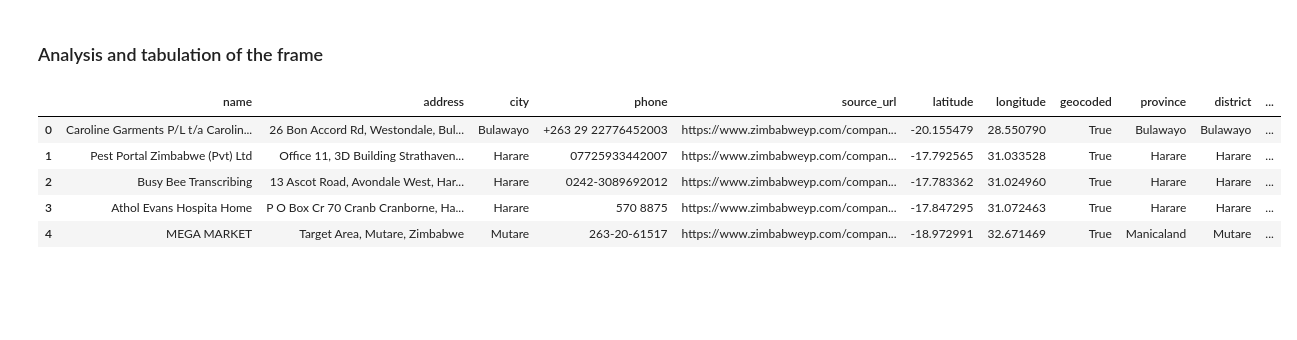
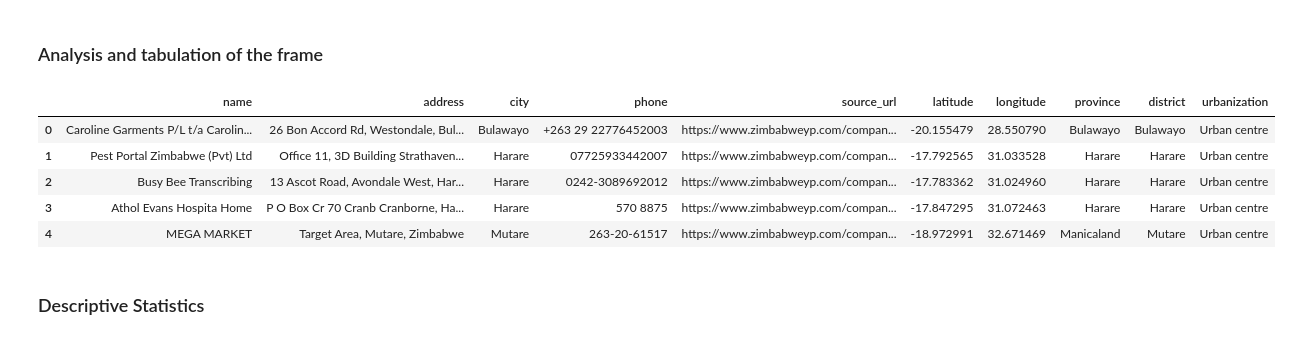
Before and after one commit to Watambwa/From-Digital-Traces-to-Sampling-Frames, a Jupyter notebook: Analysis and tabulations.ipynb, the cells around one changed output. Drawn from its saved outputs; the diff is of its cells as text; code cells hidden in the pictures; blank space fills up the shorter version.

```diff
--- a/Analysis and tabulations.ipynb
+++ b/Analysis and tabulations.ipynb
@@ -3,20 +3,25 @@
 # %%
 # Import required libraries
 import pandas as pd
 
 ## Loading the dataset
 companies = pd.read_csv('companies_with_urbanization.csv')
 
 # Drop the specified columns
-#columns_to_drop = ['name_clean', 'address_clean', 'name_blocks']
-#companies_clean = companies_clean.drop(columns=[col for col in columns_to_drop if col in companies_clean.columns])
+columns_to_drop = ['smod_year', 'smod_code', 'geocoded']
+companies = companies.drop(columns=[col for col in columns_to_drop if col in companies.columns])
+
+# Rename 'smod_label' column to 'urbanization'
+companies = companies.rename(columns={'smod_label': 'urbanization'})
 
 # Display the first few rows to verify
 companies.head()
 # %% [output]
-|  | name | address | city | phone | source_url | latitude | longitude | geocoded | province | district | ... |
-| 0 | Caroline Garments P/L t/a Carolin... | 26 Bon Accord Rd, Westondale, Bul... | Bulawayo | +263 29 22776452003 | https://www.zimbabweyp.com/compan... | -20.155479 | 28.550790 | True | Bulawayo | Bulawayo | ... |
-| 1 | Pest Portal Zimbabwe (Pvt) Ltd | Office 11, 3D Building Strathaven... | Harare | 07725933442007 | https://www.zimbabweyp.com/compan... | -17.792565 | 31.033528 | True | Harare | Harare | ... |
-| 2 | Busy Bee Transcribing | 13 Ascot Road, Avondale West, Har... | Harare | 0242-3089692012 | https://www.zimbabweyp.com/compan... | -17.783362 | 31.024960 | True | Harare | Harare | ... |
-| 3 | Athol Evans Hospita Home | P O Box Cr 70 Cranb Cranborne, Ha... | Harare | 570 8875 | https://www.zimbabweyp.com/compan... | -17.847295 | 31.072463 | True | Harare | Harare | ... |
-| 4 | MEGA MARKET | Target Area, Mutare, Zimbabwe | Mutare | 263-20-61517 | https://www.zimbabweyp.com/compan... | -18.972991 | 32.671469 | True | Manicaland | Mutare | ... |
+|  | name | address | city | phone | source_url | latitude | longitude | province | district | urbanization |
+| 0 | Caroline Garments P/L t/a Carolin... | 26 Bon Accord Rd, Westondale, Bul... | Bulawayo | +263 29 22776452003 | https://www.zimbabweyp.com/compan... | -20.155479 | 28.550790 | Bulawayo | Bulawayo | Urban centre |
+| 1 | Pest Portal Zimbabwe (Pvt) Ltd | Office 11, 3D Building Strathaven... | Harare | 07725933442007 | https://www.zimbabweyp.com/compan... | -17.792565 | 31.033528 | Harare | Harare | Urban centre |
+| 2 | Busy Bee Transcribing | 13 Ascot Road, Avondale West, Har... | Harare | 0242-3089692012 | https://www.zimbabweyp.com/compan... | -17.783362 | 31.024960 | Harare | Harare | Urban centre |
+| 3 | Athol Evans Hospita Home | P O Box Cr 70 Cranb Cranborne, Ha... | Harare | 570 8875 | https://www.zimbabweyp.com/compan... | -17.847295 | 31.072463 | Harare | Harare | Urban centre |
+| 4 | MEGA MARKET | Target Area, Mutare, Zimbabwe | Mutare | 263-20-61517 | https://www.zimbabweyp.com/compan... | -18.972991 | 32.671469 | Manicaland | Mutare | Urban centre |
+# %% [markdown]
+### Descriptive Statistics
```
Also changed, not shown: parts of 1 cell of this notebook, 6 other files.
